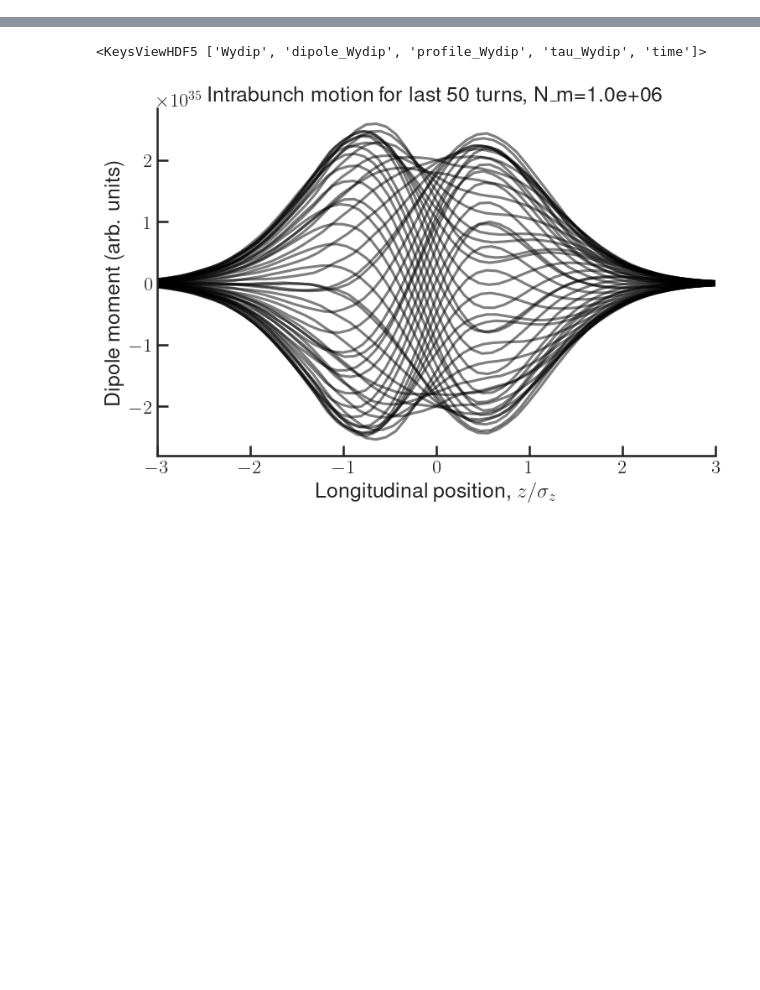
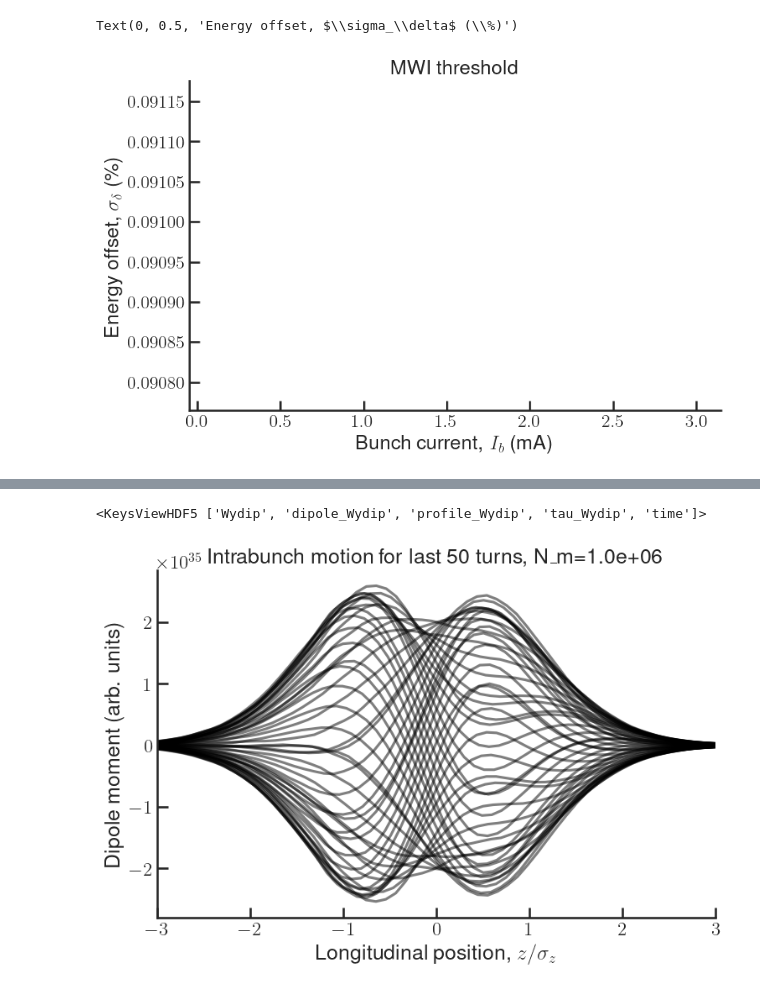
Before and after one commit to gubaidulinvadim/transverse_instabilities, a Jupyter notebook: Postprocessing_test.ipynb, the cells around one changed output, grey strips where cells are left out. Cells and saved outputs as stored; diff of their text form; code cells hidden in the pictures; blank space fills up the shorter version.

```diff
--- a/Postprocessing_test.ipynb
+++ b/Postprocessing_test.ipynb
@@ -12,3 +15,9 @@ from postprocessing import *
+# %%
+ring2 = v2366(IDs='close', load_lattice=False)
+chro = [1.6, 1.6]
+ring = Synchrotron(h=ring2.h, optics=ring2.optics, particle=Electron(), L=ring2.L, E0=ring2.E0, ac=ring2.ac,
+                   U0=ring2.U0, tau=ring2.tau, emit=ring2.emit, tune=ring2.tune,
+                   sigma_delta=ring2.sigma_delta, sigma_0=ring2.sigma_0, chro=chro)
 # %%
 n_macroparticles=1e6
 n_turns = 5e4
@@ -29,0 +63,12 @@ for Qp in tqdm(Qp_y):
+# %%
+fig, ax = plt.subplots(1, 1)
+sigmas_dp = results['FinalEnergyOffset'][:]
+ax.plot(tmci_current*1e3, np.array(sigmas_dp)*1e2, marker='.')
+ax.fill_between(tmci_current*1e3, results['MaxEnergyOffset'][:]*1e2, results['MinEnergyOffset'][:]*1e2, alpha=0.5, color='b')
+ax.set_ylim(ring.sigma_delta*1e2,)
+ax.title.set_text('MWI threshold')
+ax.set_xlabel('Bunch current, $I_b$ (mA)')
+ax.set_ylabel('Energy offset, $\sigma_\delta$ (\%)')
+# %% [output]
+Text(0, 0.5, 'Energy offset, $\\sigma_\\delta$ (\\%)')
+[figure, added]
```
Also changed, not shown: parts of 13 cells of this notebook, 2 other files.
